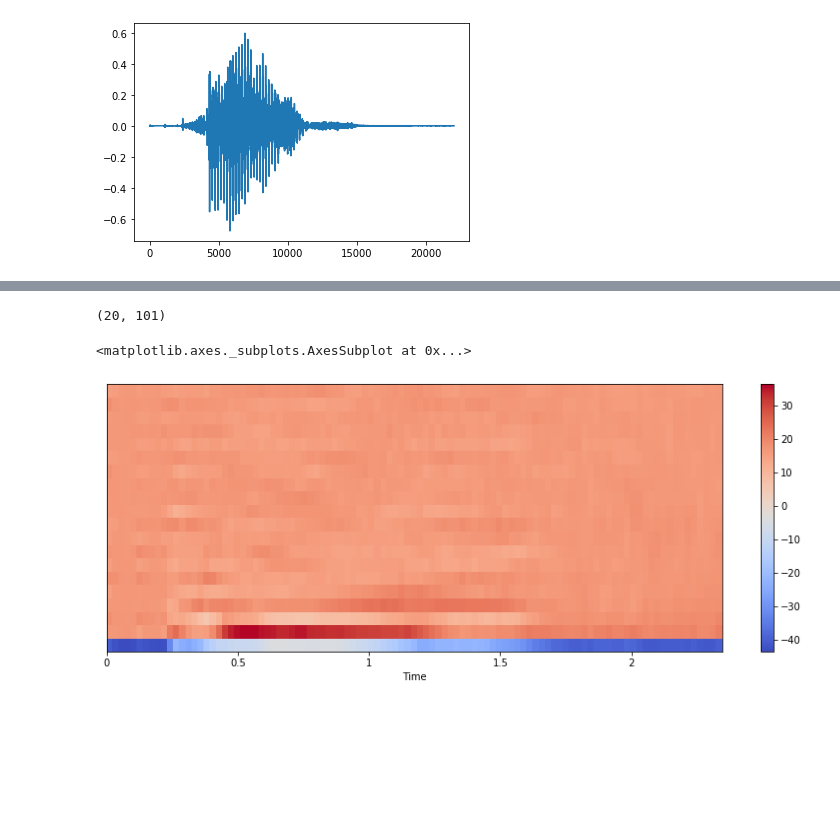
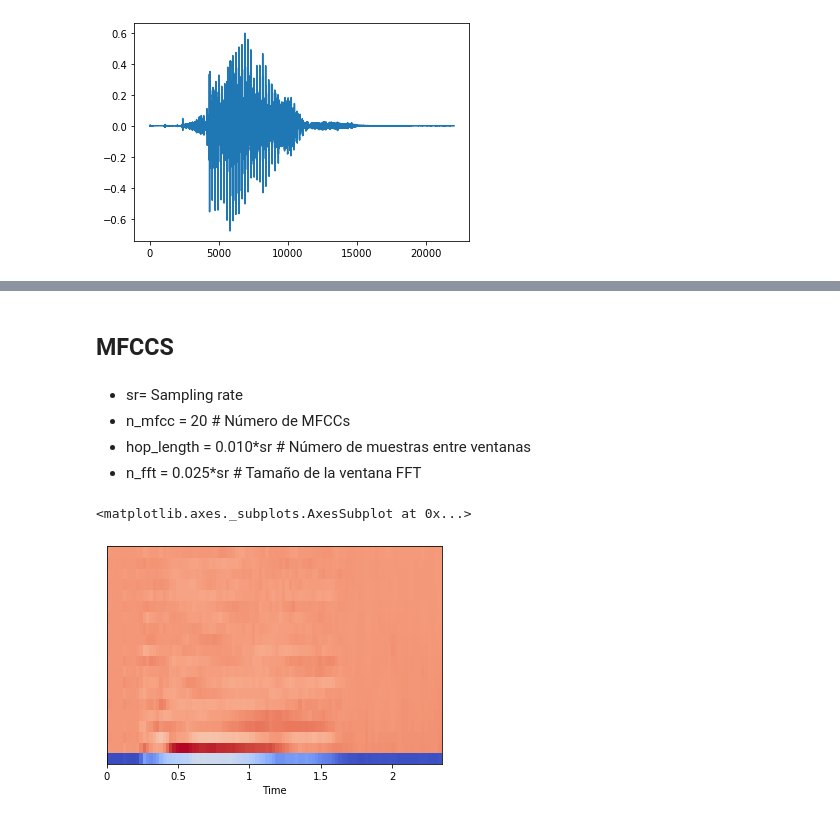
Before and after one commit to josearangos/Voice_Recognition, a Jupyter notebook: MFCC/Test MFCC.ipynb, the cells around one changed output, grey strips where cells are left out. Drawn from its saved outputs; the diff is of its cells as text; code cells hidden in the pictures; blank space fills up the shorter version.

Commit message:
avance metodo mfcc para 15000 audios

```diff
--- a/MFCC/Test MFCC.ipynb
+++ b/MFCC/Test MFCC.ipynb
@@ -28,0 +38,3 @@ plt.plot(x)
+# %%
+x_normalize=sk.preprocessing.minmax_scale(x, axis=0)
+plt.plot(x_normalize)
@@ -29,20 +56,15 @@ plt.plot(x)
+# %% [markdown]
+## MFCCS
+# %% [markdown]
+- sr= Sampling rate
+- n_mfcc = 20 #  Número de MFCCs
+- hop_length = 0.010*sr  # Número de muestras entre ventanas
+- n_fft = 0.025*sr # Tamaño de la ventana FFT
 # %%
-#display Spectrogram
-X = librosa.stft(x)
-Xdb = librosa.amplitude_to_db(abs(X))
-plt.figure(figsize=(14, 5))
-librosa.display.specshow(Xdb, sr=sr, x_axis='time', y_axis='hz')
-#If to pring log of frequencies
-#librosa.display.specshow(Xdb, sr=sr, x_axis='time', y_axis='log')
-plt.colorbar()
-
 #MFCCS
-
-mfccs = librosa.feature.mfcc(x, sr=sr,n_mfcc=20,hop_length=int(0.010*sr), n_fft=int(0.025*sr))
-print(mfccs.shape)
+mfccs = librosa.feature.mfcc(x_normalize, sr=sr,n_mfcc=20,hop_length=int(0.010*sr), n_fft=int(0.025*sr))
 #Displaying  the MFCCs:
 librosa.display.specshow(mfccs, sr=sr, x_axis='time')
 # %% [output]
-(20, 101)
+<matplotlib.axes._subplots.AxesSubplot at 0x...>
-<matplotlib.axes._subplots.AxesSubplot at 0x...>
-[figure, old version]
+[figure, new version]
```
Also changed, not shown: parts of 9 cells of this notebook, 1 other file.
